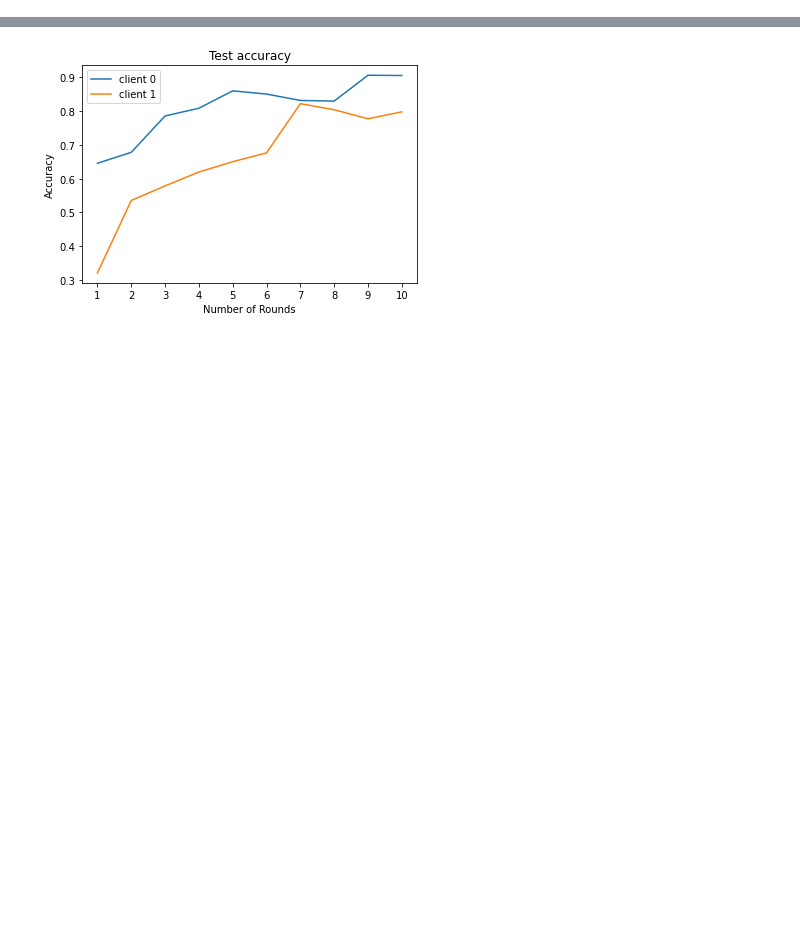
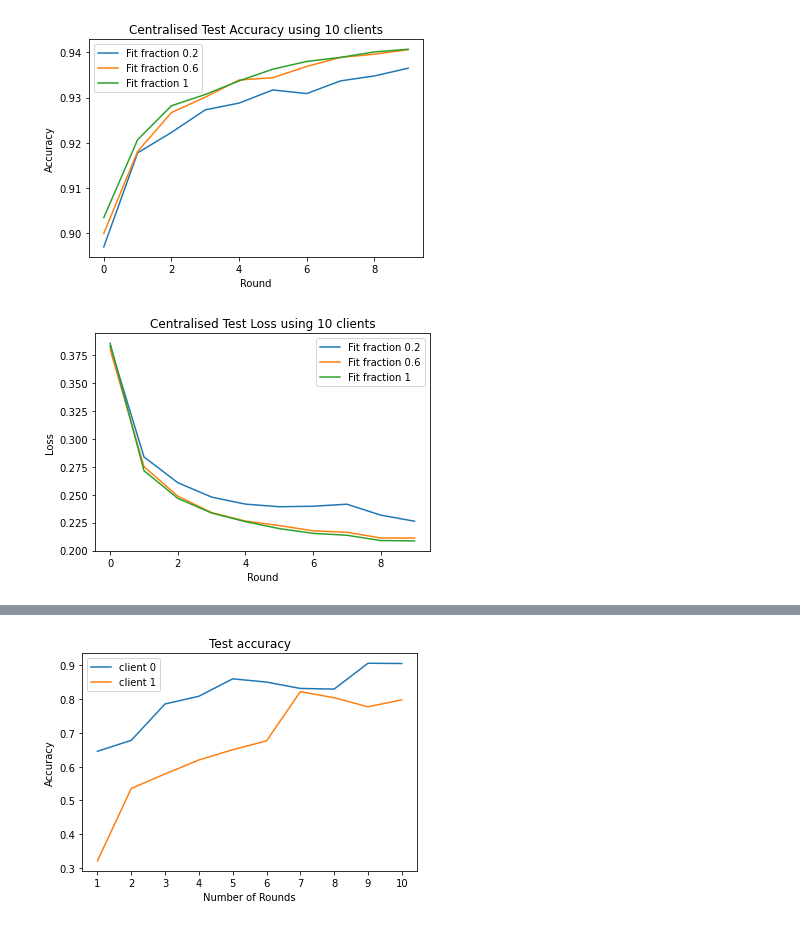
Before and after one commit to Zigolox/Federated-Learning-On-RPi, a Jupyter notebook: src/Untitled.ipynb, the cells around one changed output, grey strips where cells are left out. Saved outputs shown, nothing was run; the diff lists cells and outputs as text; code cells hidden in the pictures; blank space fills up the shorter version.

```diff
--- a/src/Untitled.ipynb
+++ b/src/Untitled.ipynb
@@ -3,0 +70,18 @@ import matplotlib.pyplot as plt
+# %%
+for i,j in zip(acc[::2],[0.2,0.6,1]):
+    plt.plot(i,label=f"Fit fraction {j}")
+plt.title("Centralised Test Accuracy using 10 clients")
+plt.xlabel("Round")
+plt.ylabel("Accuracy")
+plt.legend()
+plt.show()
+for i,j in zip(loss[::2],[0.2,0.6,1]):
+    plt.plot(i,label=f"Fit fraction {j}")
+plt.title("Centralised Test Loss using 10 clients")
+plt.xlabel("Round")
+plt.ylabel("Loss")
+plt.legend()
+plt.show()
+# %% [output]
+[figure, added]
+[figure, added]
```
Also changed, not shown: parts of 13 cells of this notebook, 1 other file.
